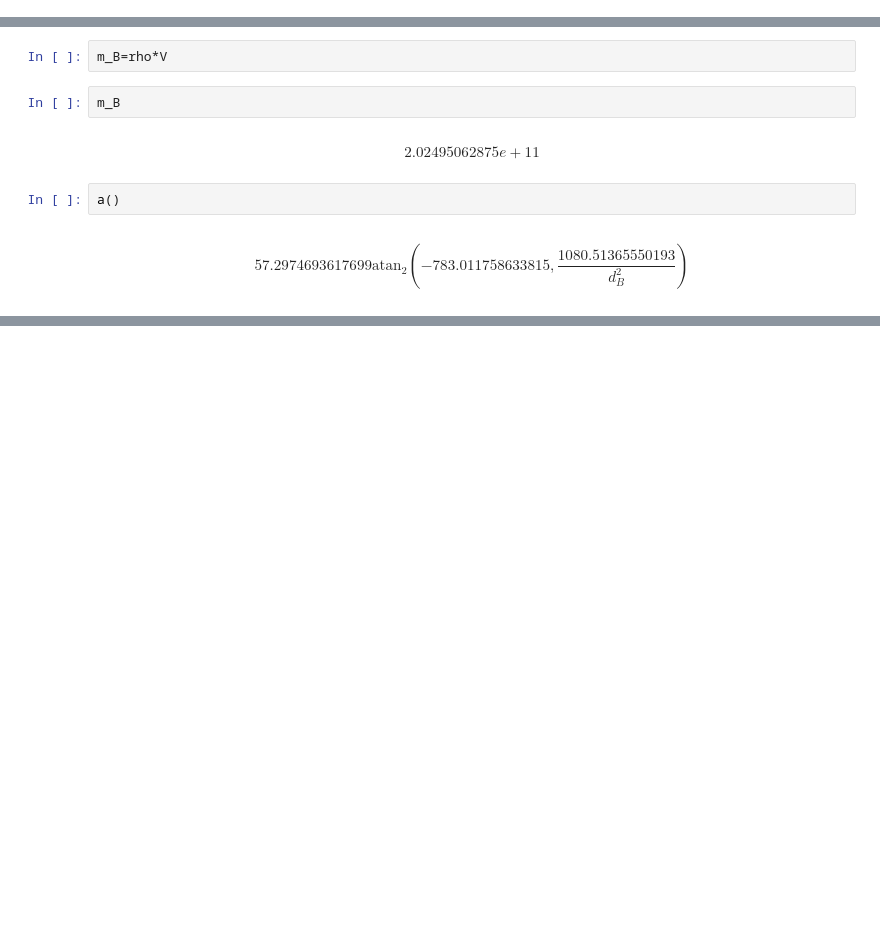
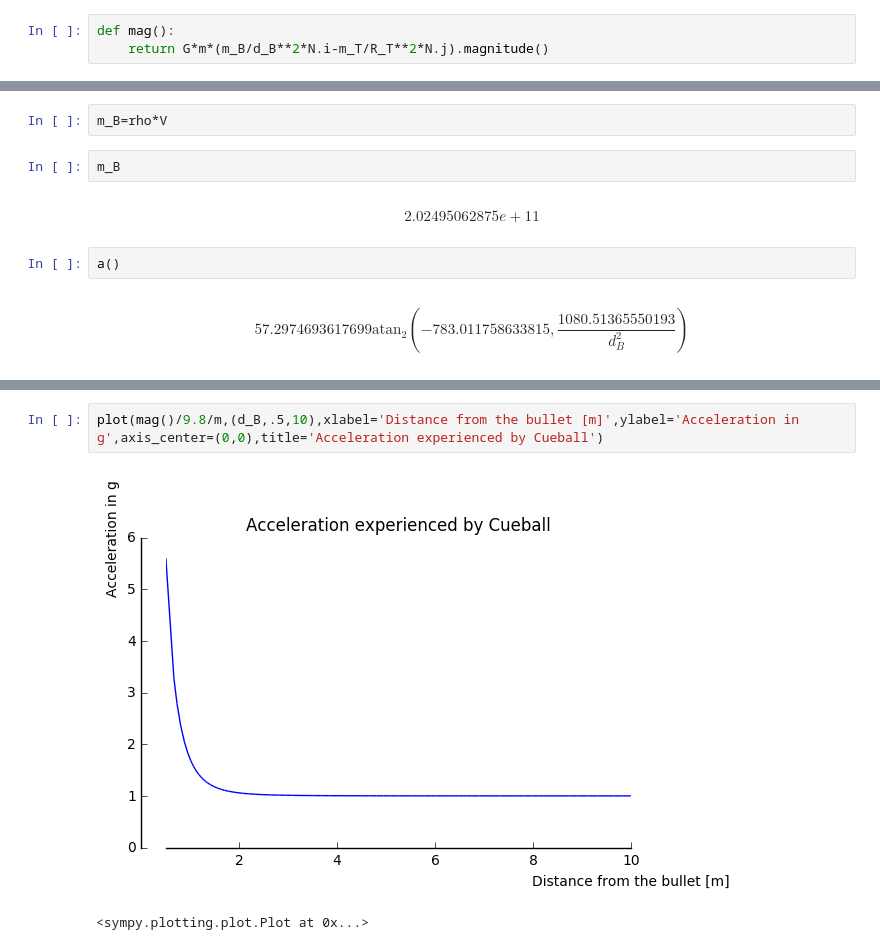
Before and after one commit to alessandro-gentilini/alessandro-gentilini.github.io, a Jupyter notebook: neutron-bullet/neutron-bullett-from-the-book-what-if-by-randall-munroe.ipynb, the cells around one changed output, grey strips where cells are left out. Saved outputs shown, nothing was run; the diff lists cells and outputs as text; blank space fills up the shorter version.

```diff
--- a/neutron-bullet/neutron-bullett-from-the-book-what-if-by-randall-munroe.ipynb
+++ b/neutron-bullet/neutron-bullett-from-the-book-what-if-by-randall-munroe.ipynb
@@ -18,3 +16,6 @@ $$\sqrt{\frac{G^{2} M_\oplus^{2}}{R_{T}^{4}} m^{2} + \frac{G^{2} m^{2}}{d_{B}^{4
+# %%
+def mag():
+    return G*m*(m_B/d_B**2*N.i-m_T/R_T**2*N.j).magnitude()
 # %%
 def a():
     return atan2(-G*m*m_T/R_T**2,G*m*m_B/d_B**2)*180/3.1415
@@ -74,0 +80,5 @@ plot(a())
+# %%
+plot(mag()/9.8/m,(d_B,.5,10),xlabel='Distance from the bullet [m]',ylabel='Acceleration in g',axis_center=(0,0),title='Acceleration experienced by Cueball')
+# %% [output]
+[figure, added]
+<sympy.plotting.plot.Plot at 0x...>
```
Also changed, not shown: parts of 5 cells of this notebook.
